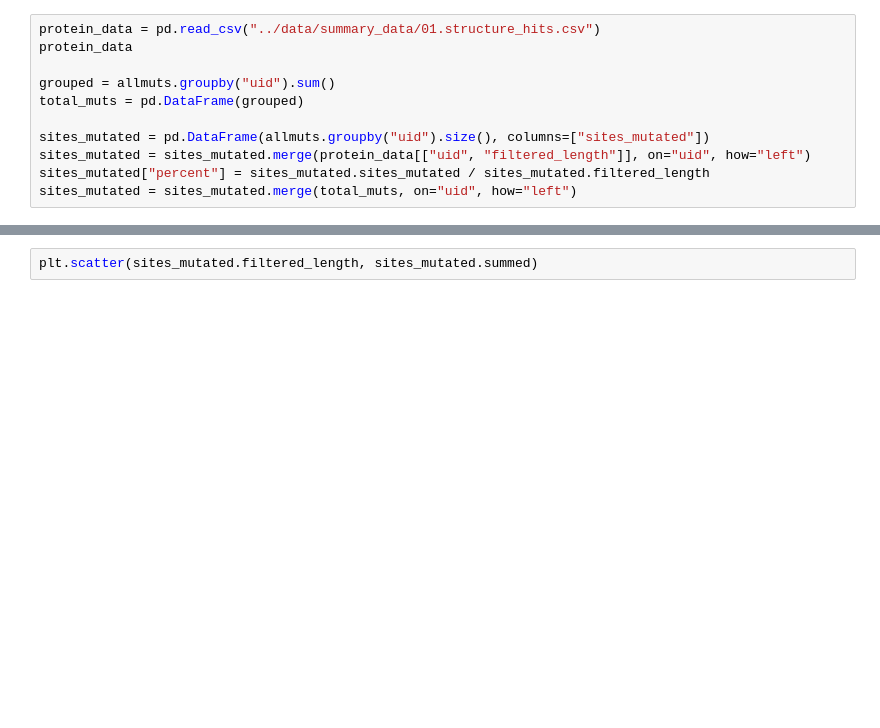
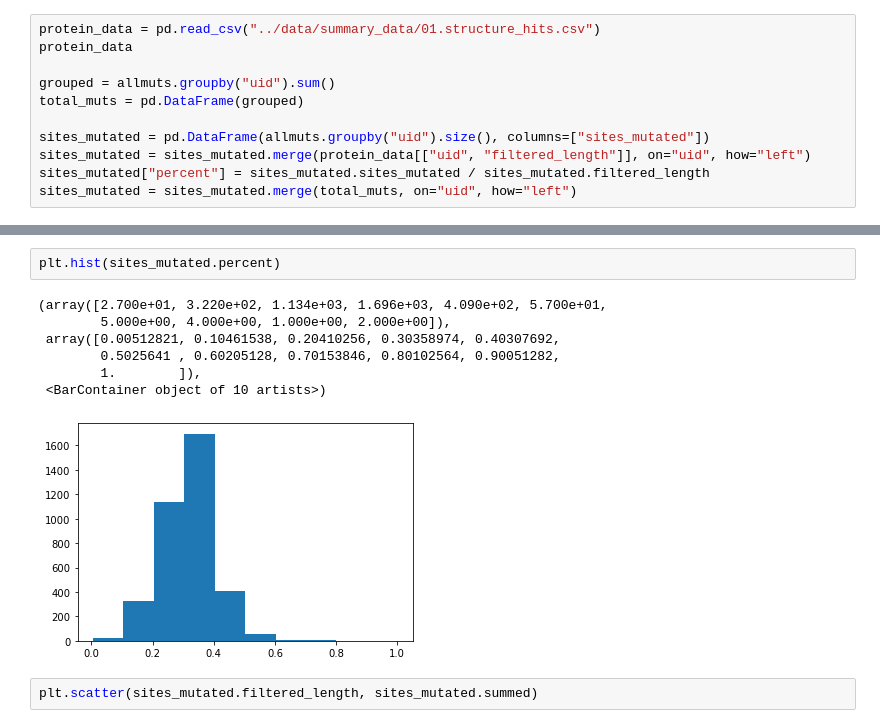
Before and after one commit to aggreen/MTB_Mut_Clust, a Jupyter notebook: scripts/03.generate_controls.ipynb, the cells around one changed output, grey strips where cells are left out. Cells and saved outputs as stored; diff of their text form; blank space fills up the shorter version.

```diff
--- a/scripts/03.generate_controls.ipynb
+++ b/scripts/03.generate_controls.ipynb
@@ -65,3 +88,13 @@ median percent of sites mutated 0.32655038759689925
+# %%
+plt.hist(sites_mutated.percent)
+# %% [output]
+(array([2.700e+01, 3.220e+02, 1.134e+03, 1.696e+03, 4.090e+02, 5.700e+01,
+        5.000e+00, 4.000e+00, 1.000e+00, 2.000e+00]),
+ array([0.00512821, 0.10461538, 0.20410256, 0.30358974, 0.40307692,
+        0.5025641 , 0.60205128, 0.70153846, 0.80102564, 0.90051282,
+        1.        ]),
+ <BarContainer object of 10 artists>)
+[figure, added]
 # %%
 plt.scatter(sites_mutated.filtered_length, sites_mutated.summed)
 # %% [output]
```
Also changed, not shown: parts of 6 cells of this notebook, 1 other file.
